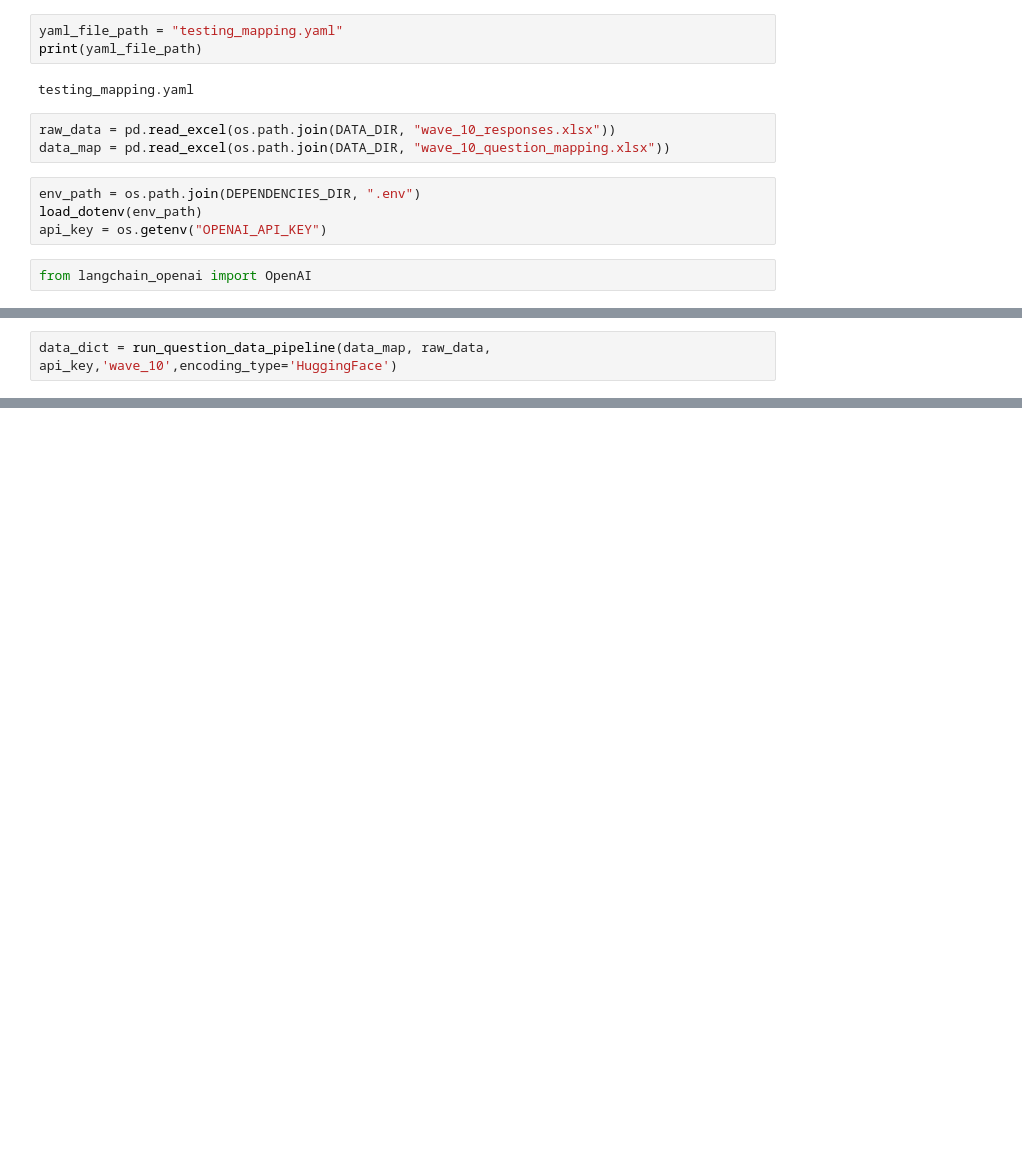
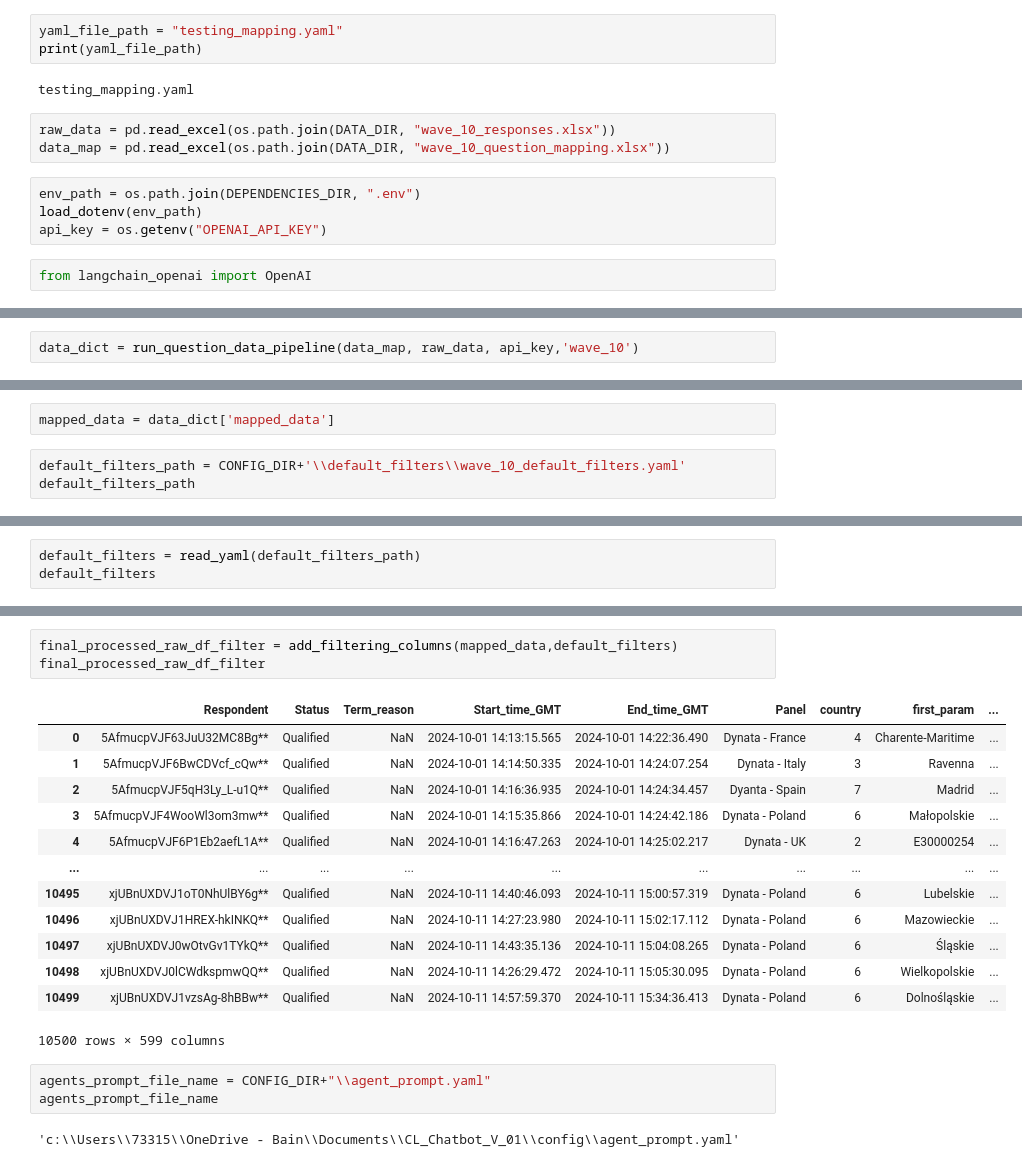
Before and after one commit to amitbcn/CL_Chatbot_V_01, a Jupyter notebook: src/helper_functions/tools/testing.ipynb, the cells around one changed output, grey strips where cells are left out. Cells and saved outputs as stored; diff of their text form; blank space fills up the shorter version.

Commit message:
Integrating tools and custom_agent to Streamlit chatbot

```diff
--- a/src/helper_functions/tools/testing.ipynb
+++ b/src/helper_functions/tools/testing.ipynb
@@ -79,5 +61,5 @@ def get_embeddings_from_column_dask(column_vector, embedding_output_dimensions=1
 # %%
-data_dict = run_question_data_pipeline(data_map, raw_data, api_key,'wave_10',encoding_type='HuggingFace')
+data_dict = run_question_data_pipeline(data_map, raw_data, api_key,'wave_10')
 # %% [output]
 🚨 DEBUG: Inside process_question_guide
 Shape of data_map: (786, 2)
@@ -92,0 +108,5 @@ RateLimitError: Error code: 429 - {'error': {'message': 'Rate limit reached for
+# %%
+mapped_data = data_dict['mapped_data']
+# %%
+default_filters_path = CONFIG_DIR+'\\default_filters\\wave_10_default_filters.yaml'
+default_filters_path
@@ -92,0 +115,3 @@ RateLimitError: Error code: 429 - {'error': {'message': 'Rate limit reached for
+# %%
+default_filters = read_yaml(default_filters_path)
+default_filters
@@ -92,0 +136,22 @@ RateLimitError: Error code: 429 - {'error': {'message': 'Rate limit reached for
+# %%
+final_processed_raw_df_filter = add_filtering_columns(mapped_data,default_filters)
+final_processed_raw_df_filter
+# %% [output]
+|  | Respondent | Status | Term_reason | Start_time_GMT | End_time_GMT | Panel | country | first_param | ... |
+| 0 | 5AfmucpVJF63JuU32MC8Bg** | Qualified | NaN | 2024-10-01 14:13:15.565 | 2024-10-01 14:22:36.490 | Dynata - France | 4 | Charente-Maritime | ... |
+| 1 | 5AfmucpVJF6BwCDVcf_cQw** | Qualified | NaN | 2024-10-01 14:14:50.335 | 2024-10-01 14:24:07.254 | Dynata - Italy | 3 | Ravenna | ... |
+| 2 | 5AfmucpVJF5qH3Ly_L-u1Q** | Qualified | NaN | 2024-10-01 14:16:36.935 | 2024-10-01 14:24:34.457 | Dyanta - Spain | 7 | Madrid | ... |
+| 3 | 5AfmucpVJF4WooWl3om3mw** | Qualified | NaN | 2024-10-01 14:15:35.866 | 2024-10-01 14:24:42.186 | Dynata - Poland | 6 | Małopolskie | ... |
+| 4 | 5AfmucpVJF6P1Eb2aefL1A** | Qualified | NaN | 2024-10-01 14:16:47.263 | 2024-10-01 14:25:02.217 | Dynata - UK | 2 | E30000254 | ... |
+| ... | ... | ... | ... | ... | ... | ... | ... | ... | ... |
+| 10495 | xjUBnUXDVJ1oT0NhUlBY6g** | Qualified | NaN | 2024-10-11 14:40:46.093 | 2024-10-11 15:00:57.319 | Dynata - Poland | 6 | Lubelskie | ... |
+| 10496 | xjUBnUXDVJ1HREX-hkINKQ** | Qualified | NaN | 2024-10-11 14:27:23.980 | 2024-10-11 15:02:17.112 | Dynata - Poland | 6 | Mazowieckie | ... |
+| 10497 | xjUBnUXDVJ0wOtvGv1TYkQ** | Qualified | NaN | 2024-10-11 14:43:35.136 | 2024-10-11 15:04:08.265 | Dynata - Poland | 6 | Śląskie | ... |
+| 10498 | xjUBnUXDVJ0lCWdkspmwQQ** | Qualified | NaN | 2024-10-11 14:26:29.472 | 2024-10-11 15:05:30.095 | Dynata - Poland | 6 | Wielkopolskie | ... |
+| 10499 | xjUBnUXDVJ1vzsAg-8hBBw** | Qualified | NaN | 2024-10-11 14:57:59.370 | 2024-10-11 15:34:36.413 | Dynata - Poland | 6 | Dolnośląskie | ... |
+10500 rows × 599 columns
+# %%
+agents_prompt_file_name = CONFIG_DIR+"\\agent_prompt.yaml"
+agents_prompt_file_name
+# %% [output]
+'c:\\Users\\73315\\OneDrive - Bain\\Documents\\CL_Chatbot_V_01\\config\\agent_prompt.yaml'
```
Also changed, not shown: parts of 30 cells of this notebook, 6 other files.
